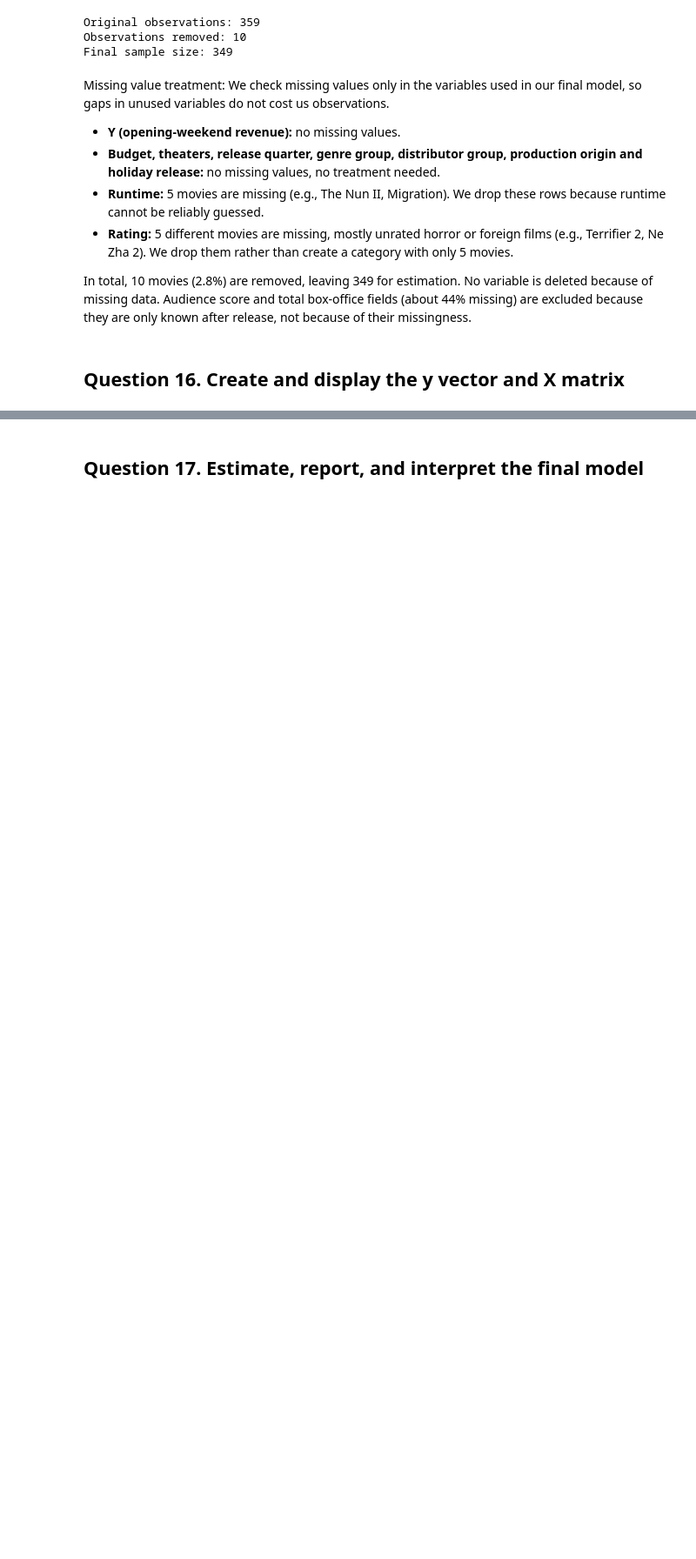
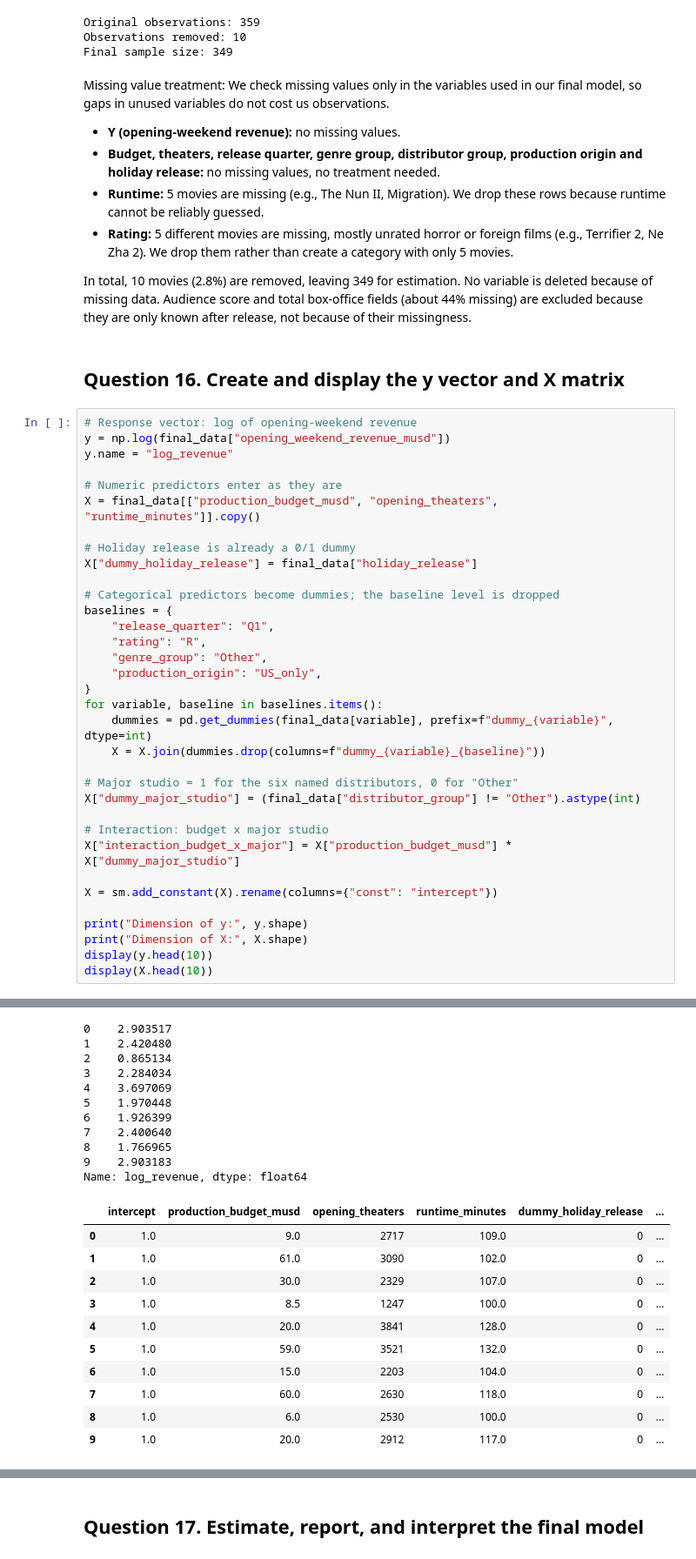
Before and after one commit to xiaogouyy/MGSC661_ass1, a Jupyter notebook: MGSC661_Movie_Regression_Homework_hints.ipynb, the cells around one changed output, grey strips where cells are left out. Shown at 87% size. Drawn from its saved outputs; the diff is of its cells as text; blank space fills up the shorter version.

```diff
--- a/MGSC661_Movie_Regression_Homework_hints.ipynb
+++ b/MGSC661_Movie_Regression_Homework_hints.ipynb
@@ -585,3 +585,38 @@ Missing value treatment: We check missing values only in the variables used in o
 In total, 10 movies (2.8%) are removed, leaving 349 for estimation. No variable is deleted because of missing data. Audience score and total box-office fields (about 44% missing) are excluded because they are only known after release, not because of their missingness.
 # %% [markdown]
 ## Question 16. Create and display the y vector and X matrix
+# %%
+# Response vector: log of opening-weekend revenue
+y = np.log(final_data["opening_weekend_revenue_musd"])
+y.name = "log_revenue"
+
+# Numeric predictors enter as they are
+X = final_data[["production_budget_musd", "opening_theaters", "runtime_minutes"]].copy()
+
+# Holiday release is already a 0/1 dummy
+X["dummy_holiday_release"] = final_data["holiday_release"]
+
+# Categorical predictors become dummies; the baseline level is dropped
+baselines = {
+    "release_quarter": "Q1",
+    "rating": "R",
+    "genre_group": "Other",
+    "production_origin": "US_only",
+}
+for variable, baseline in baselines.items():
+    dummies = pd.get_dummies(final_data[variable], prefix=f"dummy_{variable}", dtype=int)
+    X = X.join(dummies.drop(columns=f"dummy_{variable}_{baseline}"))
+
+# Major studio = 1 for the six named distributors, 0 for "Other"
+X["dummy_major_studio"] = (final_data["distributor_group"] != "Other").astype(int)
+
+# Interaction: budget x major studio
+X["interaction_budget_x_major"] = X["production_budget_musd"] * X["dummy_major_studio"]
+
+X = sm.add_constant(X).rename(columns={"const": "intercept"})
+
+print("Dimension of y:", y.shape)
+print("Dimension of X:", X.shape)
+display(y.head(10))
+display(X.head(10))
+# %% [output]
@@ -587,0 +625,22 @@ In total, 10 movies (2.8%) are removed, leaving 349 for estimation. No variable
+0    2.903517
+1    2.420480
+2    0.865134
+3    2.284034
+4    3.697069
+5    1.970448
+6    1.926399
+7    2.400640
+8    1.766965
+9    2.903183
+Name: log_revenue, dtype: float64
+|  | intercept | production_budget_musd | opening_theaters | runtime_minutes | dummy_holiday_release | ... |
+| 0 | 1.0 | 9.0 | 2717 | 109.0 | 0 | ... |
+| 1 | 1.0 | 61.0 | 3090 | 102.0 | 0 | ... |
+| 2 | 1.0 | 30.0 | 2329 | 107.0 | 0 | ... |
+| 3 | 1.0 | 8.5 | 1247 | 100.0 | 0 | ... |
+| 4 | 1.0 | 20.0 | 3841 | 128.0 | 0 | ... |
+| 5 | 1.0 | 59.0 | 3521 | 132.0 | 0 | ... |
+| 6 | 1.0 | 15.0 | 2203 | 104.0 | 0 | ... |
+| 7 | 1.0 | 60.0 | 2630 | 118.0 | 0 | ... |
+| 8 | 1.0 | 6.0 | 2530 | 100.0 | 0 | ... |
+| 9 | 1.0 | 20.0 | 2912 | 117.0 | 0 | ... |
```
Also changed, not shown: parts of 4 cells of this notebook, 1 other file.
